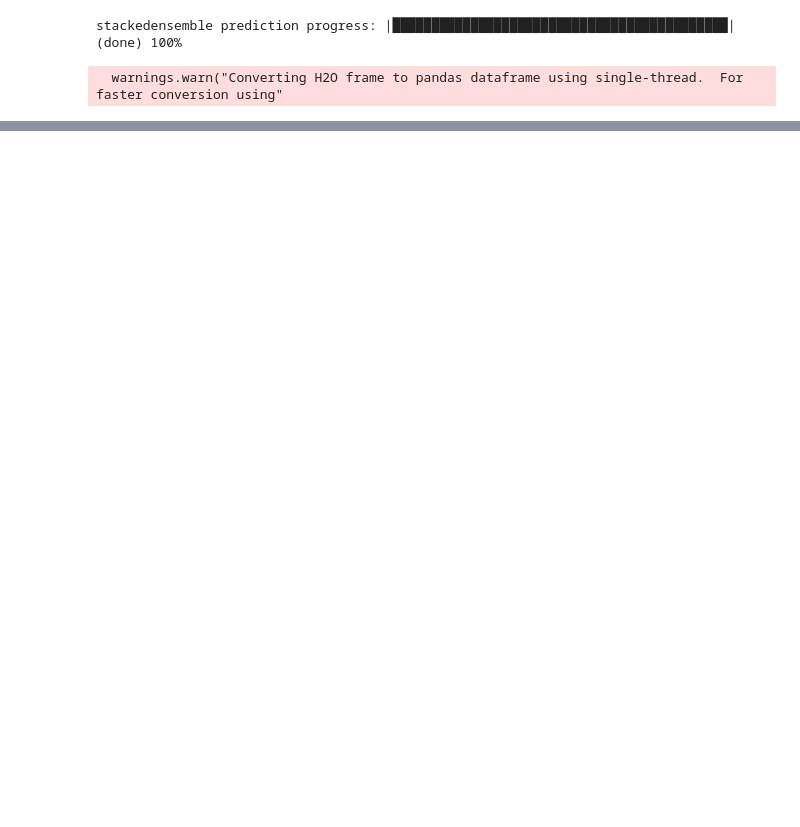
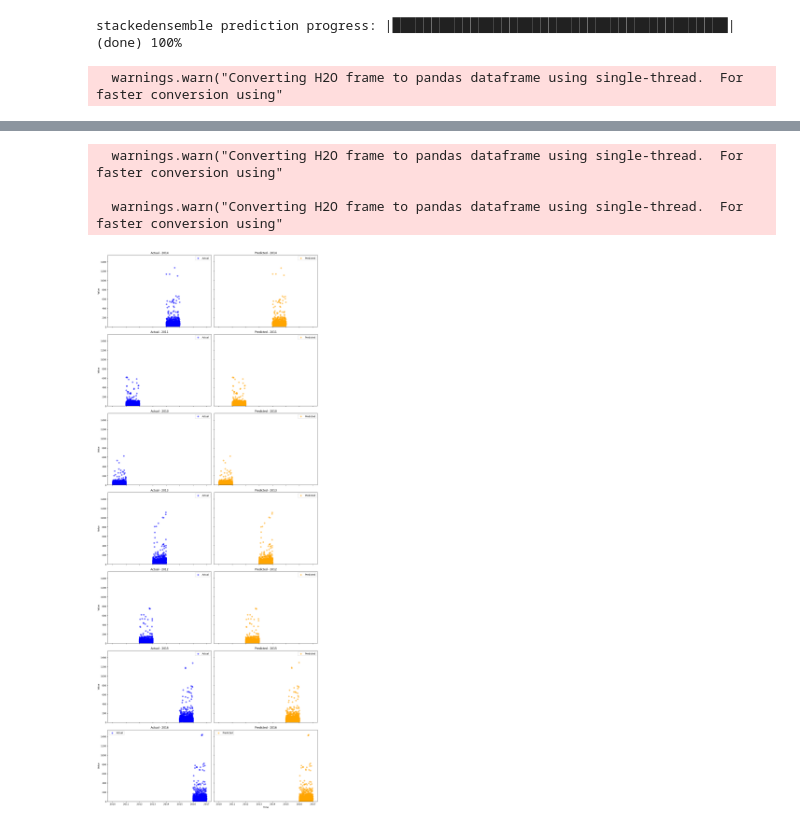
Before and after one commit to adheeb4/7PAM2002_0509_2023_Final_Project, a Jupyter notebook: Final_Project.ipynb, the cells around one changed output, grey strips where cells are left out. Saved outputs shown, nothing was run; the diff lists cells and outputs as text; code cells hidden in the pictures; blank space fills up the shorter version.

```diff
--- a/Final_Project.ipynb
+++ b/Final_Project.ipynb
@@ -332,5 +354,7 @@ GBM_1_AutoML_1_20240719_114607                           15.6186    243.942
+# %%
+best_model = aml.leader
 # %%
-predictions = aml.leader.predict(test_h2o)
+predictions = best_model.predict(test_h2o)
 # %% [output]
 stackedensemble prediction progress: |███████████████████████████████████████████| (done) 100%
 # %%
@@ -352,0 +431,62 @@ plt.show()
+# %%
+import matplotlib.pyplot as plt
+import pandas as pd
+
+# Convert H2OFrames to Pandas DataFrames
+time_series = test_h2o[time_column].as_data_frame()
+actual_values = test_h2o[target_column].as_data_frame()
+
+# Convert time column from milliseconds to datetime
+time_series[time_column] = pd.to_datetime(time_series[time_column], unit='ms')
+
+# Combine the data into a single DataFrame for easier sorting
+df = pd.concat([time_series, actual_values, predictions_df['predict']], axis=1)
+df.columns = [time_column, 'Actual', 'Predicted']
+
+# Sort by time column to ensure the plot is in chronological order
+df = df.sort_values(by=time_column)
+
+# Extract the year from the datetime column
+df['Year'] = df[time_column].dt.year
+
+# Aggressively downsample the data for better visibility
+df = df.sample(frac=0.05, random_state=42)
+
+# Get the unique years in the dataset
+years = df['Year'].unique()
+
+# Create subplots - one for each year, separating actual and predicted plots
+fig, axes = plt.subplots(len(years), 2, figsize=(14, 5 * len(years)), sharex=True, sharey=True)
+
+# Plot each year separately
+for i, year in enumerate(years):
+    # Filter data for the current year
+    df_year = df[df['Year'] == year]
+
+    # Scatter plot for actual values
+    axes[i, 0].scatter(df_year[time_column], df_year['Actual'], label='Actual', color='blue', alpha=0.5)
+    axes[i, 0].set_title(f'Actual - {year}')
+    axes[i, 0].set_ylabel('Value')
+
+    # Scatter plot for predicted values
+    axes[i, 1].scatter(df_year[time_column], df_year['Predicted'], label='Predicted', color='orange', alpha=0.5)
+    axes[i, 1].set_title(f'Predicted - {year}')
+
+    # Add legend
+    axes[i, 0].legend()
+    axes[i, 1].legend()
+
+    # Optionally set y-axis limits (modify as needed)
+    axes[i, 0].set_ylim([0, df['Actual'].max() + 100])
+
+# Set common labels
+plt.xlabel('Time')
+plt.tight_layout()
+
+# Show plot
+plt.show()
+# %% [output]
+  warnings.warn("Converting H2O frame to pandas dataframe using single-thread.  For faster conversion using"
+
+  warnings.warn("Converting H2O frame to pandas dataframe using single-thread.  For faster conversion using"
+[figure, added]
```
Also changed, not shown: parts of 29 cells of this notebook.
